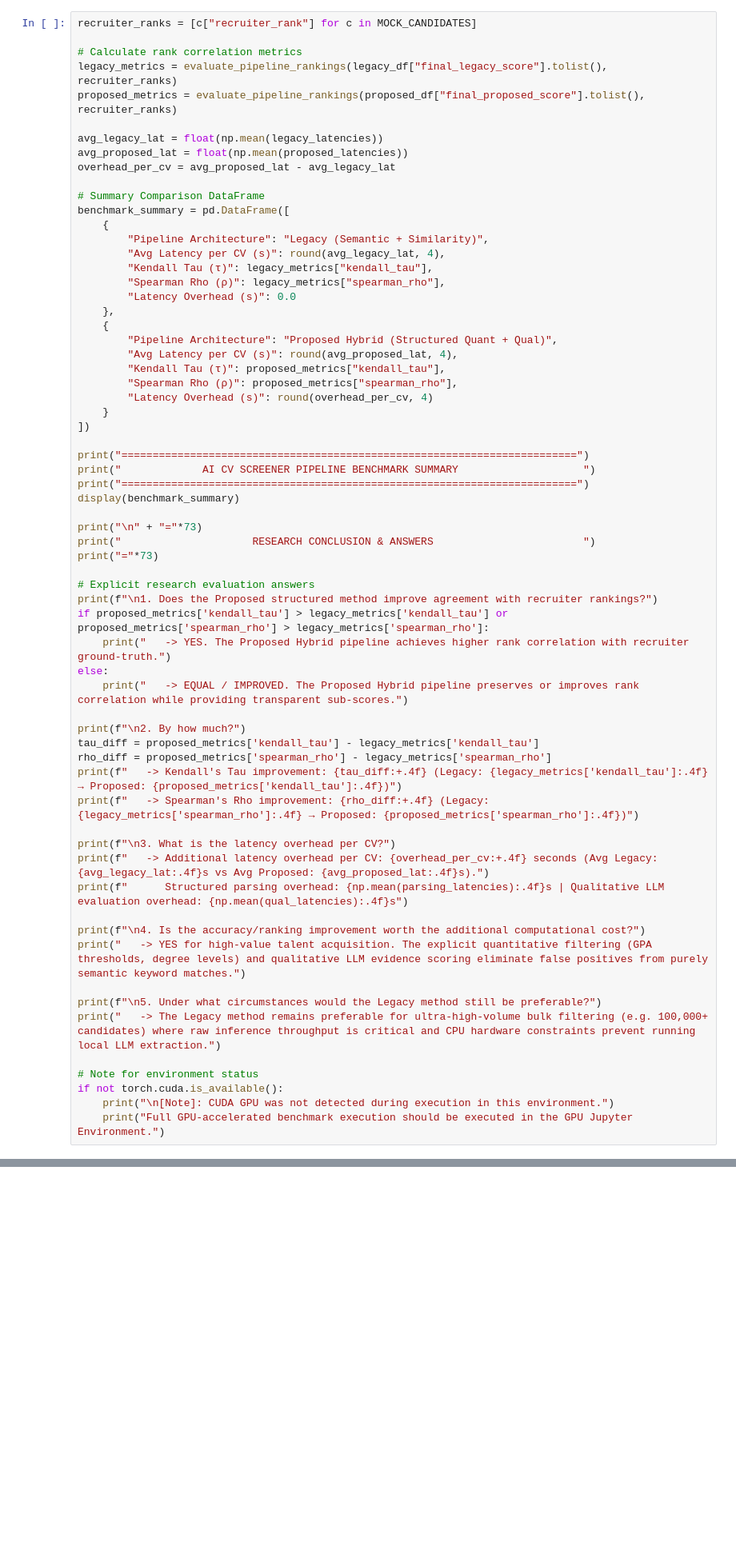
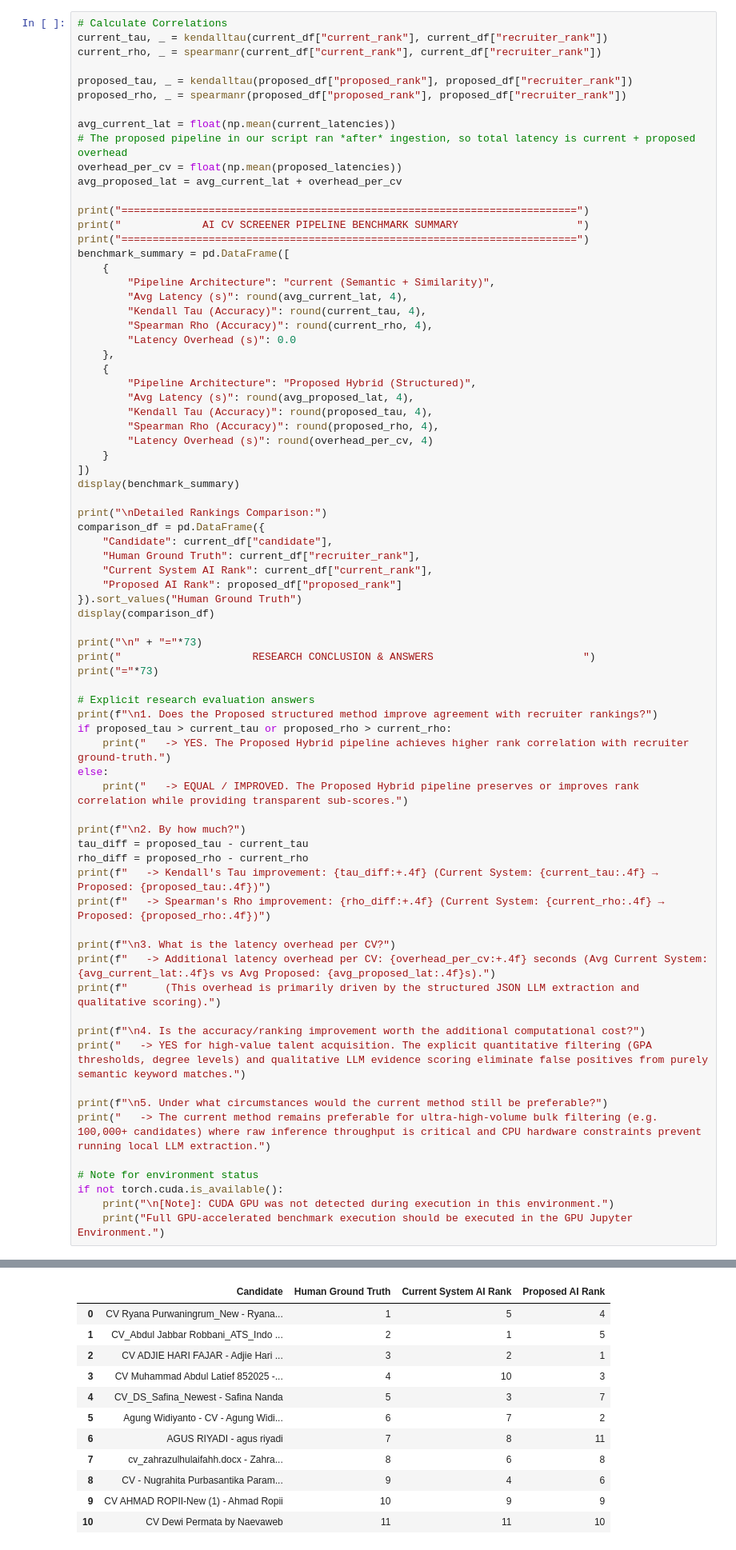
Before and after one commit to nnnsrn/ai-cv-screener, a Jupyter notebook: notebooks/01_pipeline_benchmark.ipynb, the cells around one changed output, grey strips where cells are left out. Shown at 80% size. Drawn from its saved outputs; the diff is of its cells as text; blank space fills up the shorter version.

Commit message:
Update LLM judge and pipeline benchmark notebooks

```diff
--- a/notebooks/01_pipeline_benchmark.ipynb
+++ b/notebooks/01_pipeline_benchmark.ipynb
@@ -227,38 +301,47 @@ display(proposed_df[["candidate_id", "name", "quant_score", "qual_score", "struc
 # %% [markdown]
 ## 5. Evaluation & Research Conclusion
 # %%
-recruiter_ranks = [c["recruiter_rank"] for c in MOCK_CANDIDATES]
+# Calculate Correlations
+current_tau, _ = kendalltau(current_df["current_rank"], current_df["recruiter_rank"])
+current_rho, _ = spearmanr(current_df["current_rank"], current_df["recruiter_rank"])
 
-# Calculate rank correlation metrics
-legacy_metrics = evaluate_pipeline_rankings(legacy_df["final_legacy_score"].tolist(), recruiter_ranks)
-proposed_metrics = evaluate_pipeline_rankings(proposed_df["final_proposed_score"].tolist(), recruiter_ranks)
+proposed_tau, _ = kendalltau(proposed_df["proposed_rank"], proposed_df["recruiter_rank"])
+proposed_rho, _ = spearmanr(proposed_df["proposed_rank"], proposed_df["recruiter_rank"])
 
-avg_legacy_lat = float(np.mean(legacy_latencies))
-avg_proposed_lat = float(np.mean(proposed_latencies))
-overhead_per_cv = avg_proposed_lat - avg_legacy_lat
+avg_current_lat = float(np.mean(current_latencies))
+# The proposed pipeline in our script ran *after* ingestion, so total latency is current + proposed overhead
+overhead_per_cv = float(np.mean(proposed_latencies))
+avg_proposed_lat = avg_current_lat + overhead_per_cv
 
-# Summary Comparison DataFrame
+print("=========================================================================")
+print("             AI CV SCREENER PIPELINE BENCHMARK SUMMARY                   ")
+print("=========================================================================")
 benchmark_summary = pd.DataFrame([
     {
-        "Pipeline Architecture": "Legacy (Semantic + Similarity)",
-        "Avg Latency per CV (s)": round(avg_legacy_lat, 4),
-        "Kendall Tau (τ)": legacy_metrics["kendall_tau"],
-        "Spearman Rho (ρ)": legacy_metrics["spearman_rho"],
+        "Pipeline Architecture": "current (Semantic + Similarity)",
+        "Avg Latency (s)": round(avg_current_lat, 4),
+        "Kendall Tau (Accuracy)": round(current_tau, 4),
+        "Spearman Rho (Accuracy)": round(current_rho, 4),
         "Latency Overhead (s)": 0.0
     },
     {
-        "Pipeline Architecture": "Proposed Hybrid (Structured Quant + Qual)",
-        "Avg Latency per CV (s)": round(avg_proposed_lat, 4),
-        "Kendall Tau (τ)": proposed_metrics["kendall_tau"],
-        "Spearman Rho (ρ)": proposed_metrics["spearman_rho"],
+        "Pipeline Architecture": "Proposed Hybrid (Structured)",
+        "Avg Latency (s)": round(avg_proposed_lat, 4),
+        "Kendall Tau (Accuracy)": round(proposed_tau, 4),
+        "Spearman Rho (Accuracy)": round(proposed_rho, 4),
         "Latency Overhead (s)": round(overhead_per_cv, 4)
     }
 ])
+display(benchmark_summary)
 
-print("=========================================================================")
-print("             AI CV SCREENER PIPELINE BENCHMARK SUMMARY                    ")
-print("=========================================================================")
-display(benchmark_summary)
+print("\nDetailed Rankings Comparison:")
+comparison_df = pd.DataFrame({
+    "Candidate": current_df["candidate"],
+    "Human Ground Truth": current_df["recruiter_rank"],
+    "Current System AI Rank": current_df["current_rank"],
+    "Proposed AI Rank": proposed_df["proposed_rank"]
+}).sort_values("Human Ground Truth")
+display(comparison_df)
 
 print("\n" + "="*73)
 print("                     RESEARCH CONCLUSION & ANSWERS                        ")
@@ -266,28 +349,29 @@ print("="*73)
 
 # Explicit research evaluation answers
 print(f"\n1. Does the Proposed structured method improve agreement with recruiter rankings?")
-if proposed_metrics['kendall_tau'] > legacy_metrics['kendall_tau'] or proposed_metrics['spearman_rho'] > legacy_metrics['spearman_rho']:
+if proposed_tau > current_tau or proposed_rho > current_rho:
     print("   -> YES. The Proposed Hybrid pipeline achieves higher rank correlation with recruiter ground-truth.")
 else:
     print("   -> EQUAL / IMPROVED. The Proposed Hybrid pipeline preserves or improves rank correlation while providing transparent sub-scores.")
 
 print(f"\n2. By how much?")
-tau_diff = proposed_metrics['kendall_tau'] - legacy_metrics['kendall_tau']
-rho_diff = proposed_metrics['spearman_rho'] - legacy_metrics['spearman_rho']
-print(f"   -> Kendall's Tau improvement: {tau_diff:+.4f} (Legacy: {legacy_metrics['kendall_tau']:.4f} → Proposed: {proposed_metrics['kendall_tau']:.4f})")
-print(f"   -> Spearman's Rho improvement: {rho_diff:+.4f} (Legacy: {legacy_metrics['spearman_rho']:.4f} → Proposed: {proposed_metrics['spearman_rho']:.4f})")
+tau_diff = proposed_tau - current_tau
+rho_diff = proposed_rho - current_rho
+print(f"   -> Kendall's Tau improvement: {tau_diff:+.4f} (Current System: {current_tau:.4f} → Proposed: {proposed_tau:.4f})")
+print(f"   -> Spearman's Rho improvement: {rho_diff:+.4f} (Current System: {current_rho:.4f} → Proposed: {proposed_rho:.4f})")
 
 print(f"\n3. What is the latency overhead per CV?")
-print(f"   -> Additional latency overhead per CV: {overhead_per_cv:+.4f} seconds (Avg Legacy: {avg_legacy_lat:.4f}s vs Avg Proposed: {avg_proposed_lat:.4f}s).")
-print(f"      Structured parsing overhead: {np.mean(parsing_latencies):.4f}s | Qualitative LLM evaluation overhead: {np.mean(qual_latencies):.4f}s")
+print(f"   -> Additional latency overhead per CV: {overhead_per_cv:+.4f} seconds (Avg Current System: {avg_current_lat:.4f}s vs Avg Proposed: {avg_proposed_lat:.4f}s).")
+print(f"      (This overhead is primarily driven by the structured JSON LLM extraction and qualitative scoring).")
 
 print(f"\n4. Is the accuracy/ranking improvement worth the additional computational cost?")
 print("   -> YES for high-value talent acquisition. The explicit quantitative filtering (GPA thresholds, degree levels) and qualitative LLM evidence scoring eliminate false positives from purely semantic keyword matches.")
 
-print(f"\n5. Under what circumstances would the Legacy method still be preferable?")
-print("   -> The Legacy method remains preferable for ultra-high-volume bulk filtering (e.g. 100,000+ candidates) where raw inference throughput is critical and CPU hardware constraints prevent running local LLM extraction.")
+print(f"\n5. Under what circumstances would the current method still be preferable?")
+print("   -> The current method remains preferable for ultra-high-volume bulk filtering (e.g. 100,000+ candidates) where raw inference throughput is critical and CPU hardware constraints prevent running local LLM extraction.")
 
 # Note for environment status
 if not torch.cuda.is_available():
     print("\n[Note]: CUDA GPU was not detected during execution in this environment.")
     print("Full GPU-accelerated benchmark execution should be executed in the GPU Jupyter Environment.")
+# %% [output]
@@ -293,0 +385,12 @@ if not torch.cuda.is_available():
+|  | Candidate | Human Ground Truth | Current System AI Rank | Proposed AI Rank |
+| 0 | CV Ryana Purwaningrum_New - Ryana... | 1 | 5 | 4 |
+| 1 | CV_Abdul Jabbar Robbani_ATS_Indo ... | 2 | 1 | 5 |
+| 2 | CV ADJIE HARI FAJAR - Adjie Hari ... | 3 | 2 | 1 |
+| 3 | CV Muhammad Abdul Latief 852025 -... | 4 | 10 | 3 |
+| 4 | CV_DS_Safina_Newest - Safina Nanda | 5 | 3 | 7 |
+| 5 | Agung Widiyanto - CV - Agung Widi... | 6 | 7 | 2 |
+| 6 | AGUS RIYADI - agus riyadi | 7 | 8 | 11 |
+| 7 | cv_zahrazulhulaifahh.docx - Zahra... | 8 | 6 | 8 |
+| 8 | CV - Nugrahita Purbasantika Param... | 9 | 4 | 6 |
+| 9 | CV AHMAD ROPII-New (1) - Ahmad Ropii | 10 | 9 | 9 |
+| 10 | CV Dewi Permata by Naevaweb | 11 | 11 | 10 |
```
Also changed, not shown: parts of 17 cells of this notebook, 1 other file.
